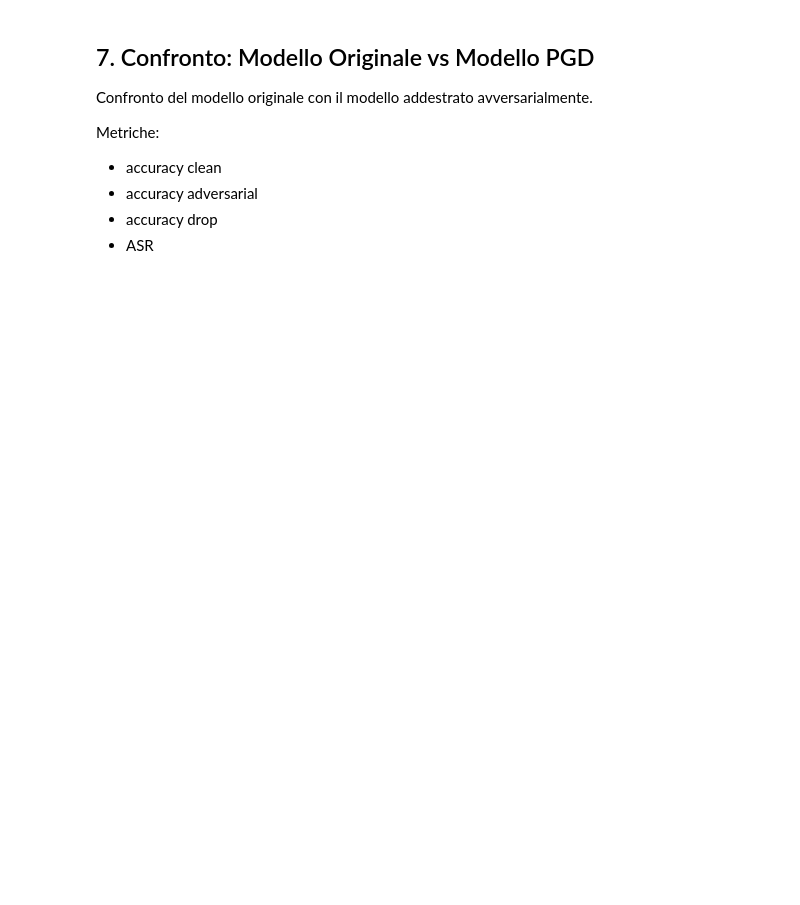
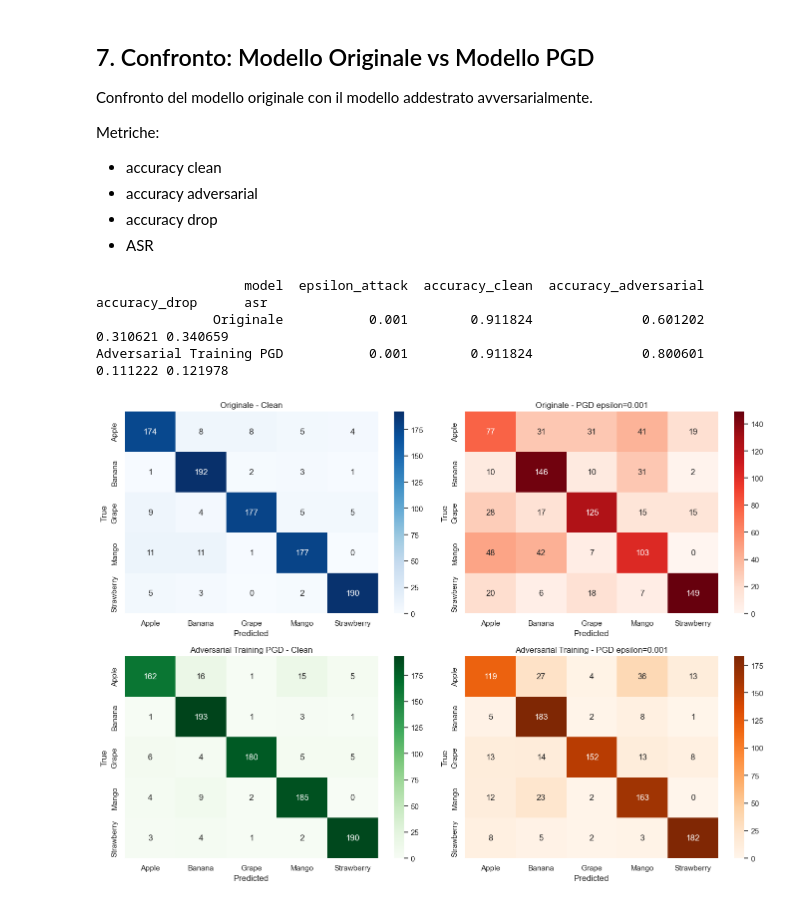
Before and after one commit to imanexoxo/Thesis_AML, a Jupyter notebook: notebooks/03_pgd_attacks.ipynb, the cells around one changed output. Drawn from its saved outputs; the diff is of its cells as text; code cells hidden in the pictures; blank space fills up the shorter version.

Commit message:
PGD attack e adversarial training - I

```diff
--- a/notebooks/03_pgd_attacks.ipynb
+++ b/notebooks/03_pgd_attacks.ipynb
@@ -394,7 +451,7 @@ Durante il training si usano meno iterazioni (`num_steps=10`) rispetto alla fase
 # %%
-epsilon_adv_training = 0.1
-alpha_adv_training = 0.01
-num_steps_adv_training = 10  # meno iterazioni durante il training per efficienza
+epsilon_adv_training = 0.001
+alpha_adv_training = 0.00025
+num_steps_adv_training = 10
 
 pgd_model = models.resnet18(pretrained=True)
 pgd_model.fc = nn.Linear(in_features=512, out_features=N_CLASSES)
@@ -518,9 +590,9 @@ Metriche:
 - accuracy drop
 - ASR
 # %%
-epsilon_test = 0.1
-alpha_test = 0.01
-num_steps_test = 40
+epsilon_test = 0.001
+alpha_test = 0.00025
+num_steps_test = 10
 
 pgd_model.load_state_dict(torch.load(model_save_path))
 
@@ -636,30 +708,35 @@ cm_orig_adv = confusion_matrix(all_labels, preds_orig_adv_all)
 cm_pgd_clean = confusion_matrix(all_labels, preds_pgd_clean_all)
 cm_pgd_adv = confusion_matrix(all_labels, preds_pgd_adv_all)
 
 sns.heatmap(cm_orig_clean, annot=True, fmt='d', cmap='Blues',
             xticklabels=class_names, yticklabels=class_names, ax=axes[0, 0])
 axes[0, 0].set_title('Originale - Clean')
 axes[0, 0].set_xlabel('Predicted')
 axes[0, 0].set_ylabel('True')
 
 sns.heatmap(cm_orig_adv, annot=True, fmt='d', cmap='Reds',
             xticklabels=class_names, yticklabels=class_names, ax=axes[0, 1])
 axes[0, 1].set_title(f'Originale - PGD epsilon={epsilon_test}')
 axes[0, 1].set_xlabel('Predicted')
 axes[0, 1].set_ylabel('True')
 
 sns.heatmap(cm_pgd_clean, annot=True, fmt='d', cmap='Greens',
             xticklabels=class_names, yticklabels=class_names, ax=axes[1, 0])
 axes[1, 0].set_title('Adversarial Training PGD - Clean')
 axes[1, 0].set_xlabel('Predicted')
 axes[1, 0].set_ylabel('True')
 
 sns.heatmap(cm_pgd_adv, annot=True, fmt='d', cmap='Oranges',
             xticklabels=class_names, yticklabels=class_names, ax=axes[1, 1])
 axes[1, 1].set_title(f'Adversarial Training - PGD epsilon={epsilon_test}')
 axes[1, 1].set_xlabel('Predicted')
 axes[1, 1].set_ylabel('True')
 
 plt.tight_layout()
 plt.savefig(results_path / "PGD_original_vs_adv.png", dpi=120, bbox_inches='tight')
 plt.show()
+# %% [output]
+                   model  epsilon_attack  accuracy_clean  accuracy_adversarial  accuracy_drop      asr
+               Originale           0.001        0.911824              0.601202       0.310621 0.340659
+Adversarial Training PGD           0.001        0.911824              0.800601       0.111222 0.121978
+[figure, added]
```
Also changed, not shown: parts of 9 cells of this notebook, 8 other files.
